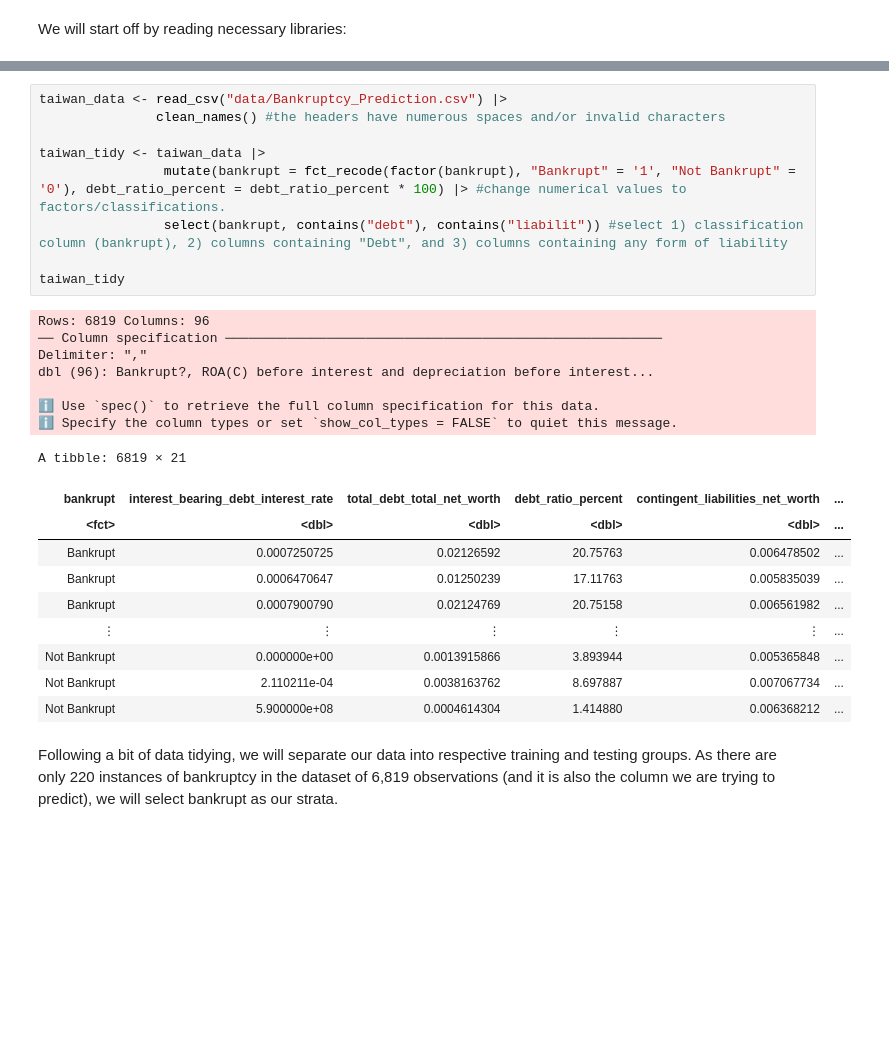
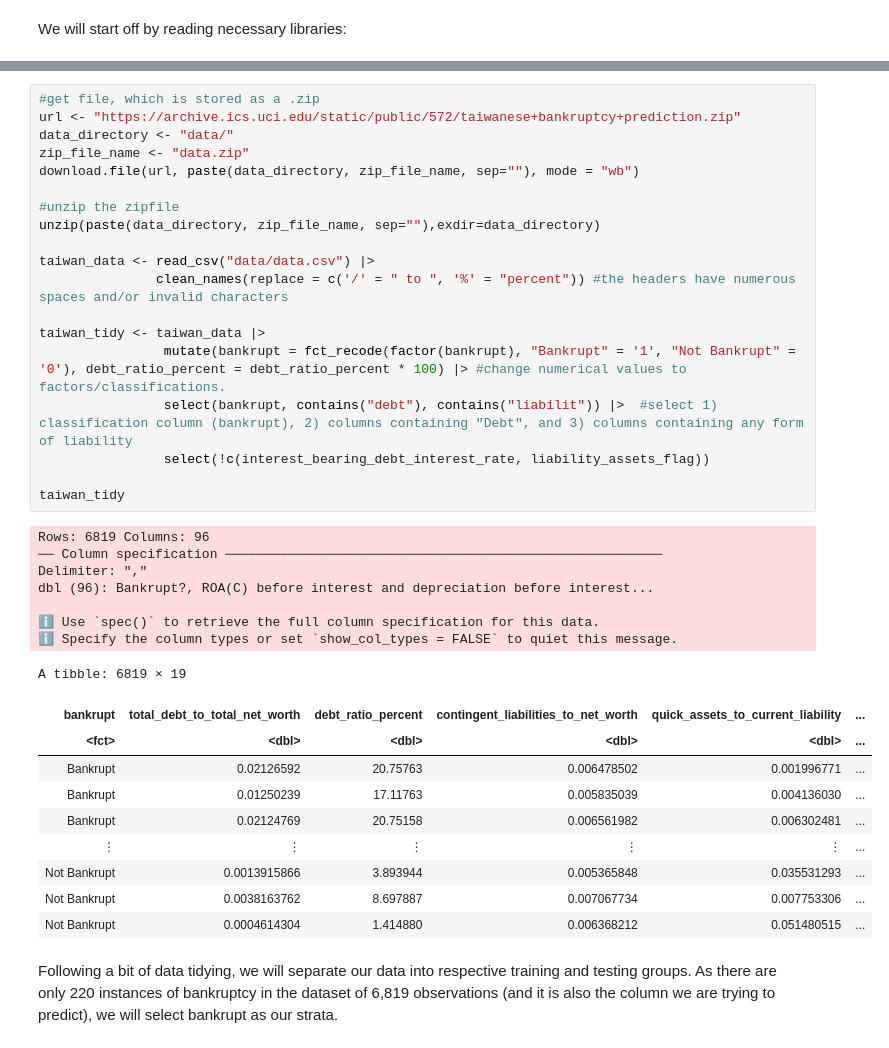
Before and after one commit to safajabbar5/Dsci_100_group_32, a Jupyter notebook: Group 32 - Project Proposal.ipynb, the cells around one changed output, grey strips where cells are left out. Cells and saved outputs as stored; diff of their text form; blank space fills up the shorter version.

```diff
--- a/Group 32 - Project Proposal.ipynb
+++ b/Group 32 - Project Proposal.ipynb
@@ -38,32 +55,42 @@ In the process of tidying, we will need to:
 2) change our classification column, "bankruptcy", to a factor, and rename the 1 and 0 by their respective human definitions
 3) select the columns necessary to our analysis, namely: bankrupt, columns containing the word "debt", and columns containing any form of the word "liability"
 # %%
-taiwan_data <- read_csv("data/Bankruptcy_Prediction.csv") |>
-               clean_names() #the headers have numerous spaces and/or invalid characters
+#get file, which is stored as a .zip
+url <- "https://archive.ics.uci.edu/static/public/572/taiwanese+bankruptcy+prediction.zip"
+data_directory <- "data/"
+zip_file_name <- "data.zip"
+download.file(url, paste(data_directory, zip_file_name, sep=""), mode = "wb")
+
+#unzip the zipfile
+unzip(paste(data_directory, zip_file_name, sep=""),exdir=data_directory)
+
+taiwan_data <- read_csv("data/data.csv") |>
+               clean_names(replace = c('/' = " to ", '%' = "percent")) #the headers have numerous spaces and/or invalid characters
 
 taiwan_tidy <- taiwan_data |>
                 mutate(bankrupt = fct_recode(factor(bankrupt), "Bankrupt" = '1', "Not Bankrupt" = '0'), debt_ratio_percent = debt_ratio_percent * 100) |> #change numerical values to factors/classifications.
-                select(bankrupt, contains("debt"), contains("liabilit")) #select 1) classification column (bankrupt), 2) columns containing "Debt", and 3) columns containing any form of liability
+                select(bankrupt, contains("debt"), contains("liabilit")) |>  #select 1) classification column (bankrupt), 2) columns containing "Debt", and 3) columns containing any form of liability
+                select(!c(interest_bearing_debt_interest_rate, liability_assets_flag))
 
 taiwan_tidy
 # %% [output]
 Rows: 6819 Columns: 96
 ── Column specification ────────────────────────────────────────────────────────
 Delimiter: ","
 dbl (96): Bankrupt?, ROA(C) before interest and depreciation before interest...
 
 ℹ Use `spec()` to retrieve the full column specification for this data.
 ℹ Specify the column types or set `show_col_types = FALSE` to quiet this message.
-A tibble: 6819 × 21
+A tibble: 6819 × 19
-| bankrupt | interest_bearing_debt_interest_rate | total_debt_total_net_worth | debt_ratio_percent | contingent_liabilities_net_worth | ... |
+| bankrupt | total_debt_to_total_net_worth | debt_ratio_percent | contingent_liabilities_to_net_worth | quick_assets_to_current_liability | ... |
 | <fct> | <dbl> | <dbl> | <dbl> | <dbl> | ... |
-| Bankrupt | 0.0007250725 | 0.02126592 | 20.75763 | 0.006478502 | ... |
-| Bankrupt | 0.0006470647 | 0.01250239 | 17.11763 | 0.005835039 | ... |
-| Bankrupt | 0.0007900790 | 0.02124769 | 20.75158 | 0.006561982 | ... |
+| Bankrupt | 0.02126592 | 20.75763 | 0.006478502 | 0.001996771 | ... |
+| Bankrupt | 0.01250239 | 17.11763 | 0.005835039 | 0.004136030 | ... |
+| Bankrupt | 0.02124769 | 20.75158 | 0.006561982 | 0.006302481 | ... |
 | ⋮ | ⋮ | ⋮ | ⋮ | ⋮ | ... |
-| Not Bankrupt | 0.000000e+00 | 0.0013915866 | 3.893944 | 0.005365848 | ... |
-| Not Bankrupt | 2.110211e-04 | 0.0038163762 | 8.697887 | 0.007067734 | ... |
-| Not Bankrupt | 5.900000e+08 | 0.0004614304 | 1.414880 | 0.006368212 | ... |
+| Not Bankrupt | 0.0013915866 | 3.893944 | 0.005365848 | 0.035531293 | ... |
+| Not Bankrupt | 0.0038163762 | 8.697887 | 0.007067734 | 0.007753306 | ... |
+| Not Bankrupt | 0.0004614304 | 1.414880 | 0.006368212 | 0.051480515 | ... |
 # %% [markdown]
 Following a bit of data tidying, we will separate our data into respective training and testing groups.  As there are only 220 instances of bankruptcy in the dataset of 6,819 observations (and it is also the column we are trying to predict), we will select bankrupt as our strata.
 # %%
```
Also changed, not shown: parts of 8 cells of this notebook, 2 other files.
